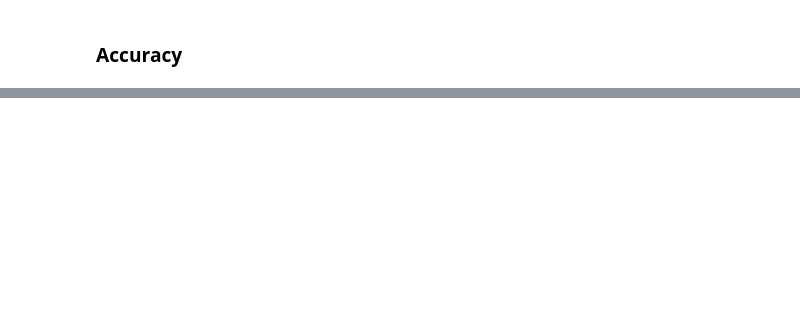
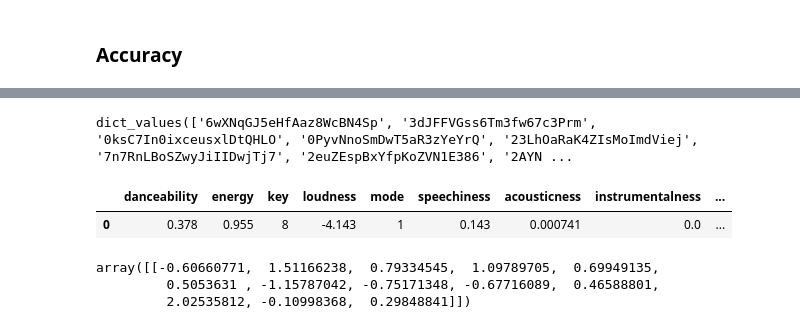
Before and after one commit to Jidorr/Spotify_TFM, a Jupyter notebook: src/modeling/recommender_system.ipynb, the cells around one changed output, grey strips where cells are left out. Drawn from its saved outputs; the diff is of its cells as text; code cells hidden in the pictures; blank space fills up the shorter version.

Commit message:
First single song modeling predictions

```diff
--- a/src/modeling/recommender_system.ipynb
+++ b/src/modeling/recommender_system.ipynb
@@ -224,0 +311,2 @@ fig.show()
+# %%
+recent_tracks = getUserRecentTracks()
@@ -224,0 +326,15 @@ fig.show()
+# %%
+recent_tracks.values()
+# %% [output]
+dict_values(['6wXNqGJ5eHfAaz8WcBN4Sp', '3dJFFVGss6Tm3fw67c3Prm', '0ksC7In0ixceusxlDtQHLO', '0PyvNnoSmDwT5aR3zYeYrQ', '23LhOaRaK4ZIsMoImdViej', '7n7RnLBoSZwyJiIIDwjTj7', '2euZEspBxYfpKoZVN1E386', '2AYN ...
+# %%
+recent_tracks_info = getSongInformation(recent_tracks.values())
+# %%
+df_tracks = pd.DataFrame(recent_tracks_info)
+# %%
+df1 = df_tracks.head(1)[features]
+# %%
+df1
+# %% [output]
+|  | danceability | energy | key | loudness | mode | speechiness | acousticness | instrumentalness | ... |
+| 0 | 0.378 | 0.955 | 8 | -4.143 | 1 | 0.143 | 0.000741 | 0.0 | ... |
@@ -224,0 +345,6 @@ fig.show()
+# %%
+scaled_data
+# %% [output]
+array([[-0.60660771,  1.51166238,  0.79334545,  1.09789705,  0.69949135,
+         0.5053631 , -1.15787042, -0.75171348, -0.67716089,  0.46588801,
+         2.02535812, -0.10998368,  0.29848841]])
```
Also changed, not shown: parts of 27 cells of this notebook, 1 other file.
